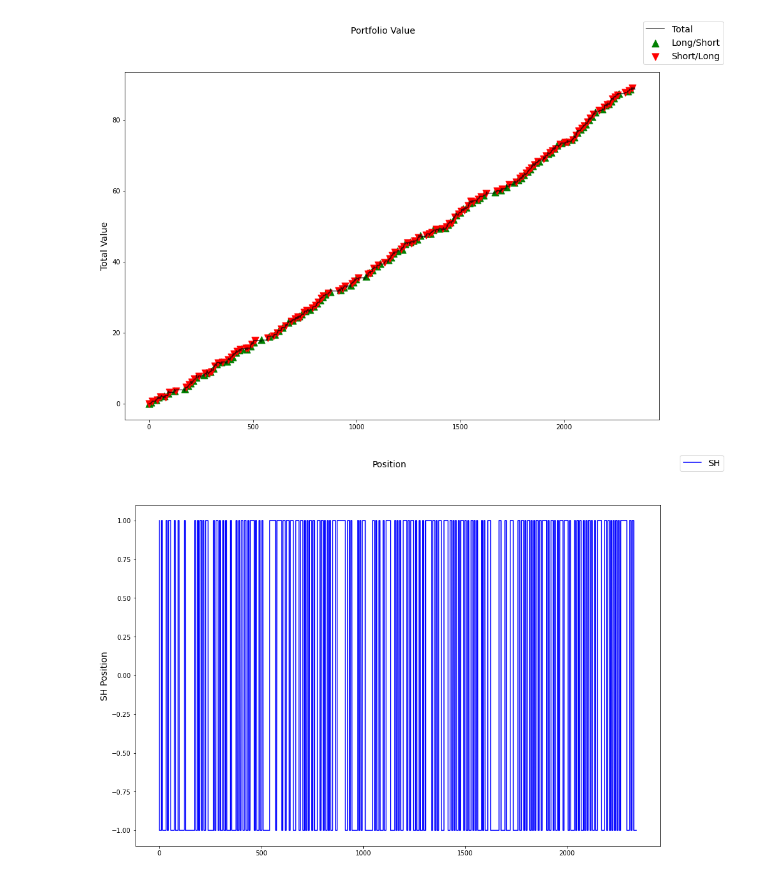
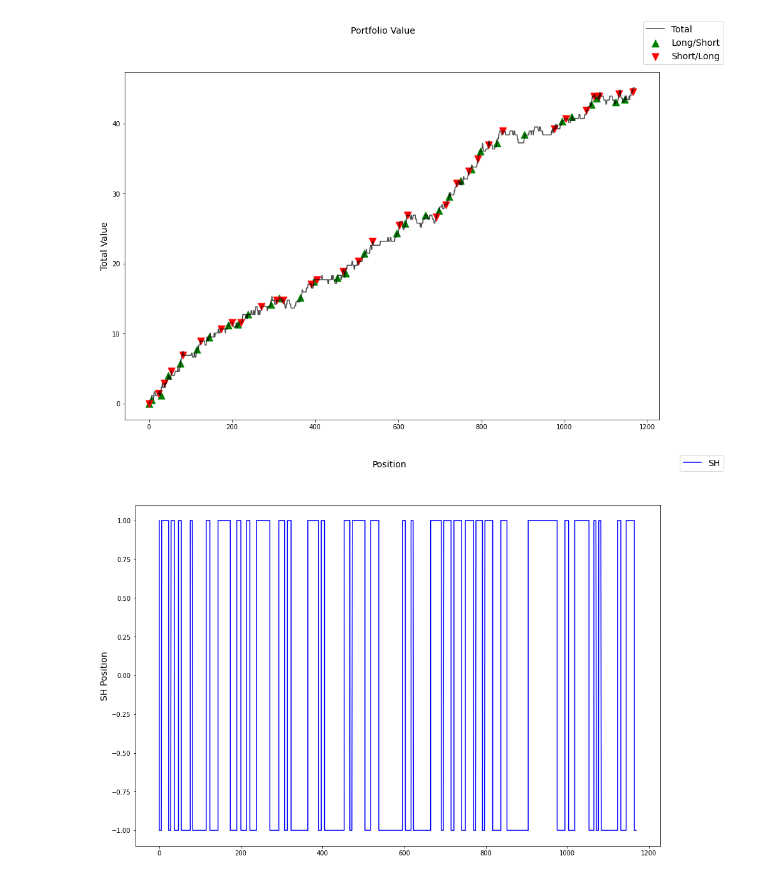
Before and after one commit to kew96/MicroPriceTradingRL, a Jupyter notebook: SAC_no_costs.ipynb, the cells around one changed output. Cells and saved outputs as stored; diff of their text form; code cells hidden in the pictures.

Commit message:
Rerunning on new data

```diff
--- a/SAC_no_costs.ipynb
+++ b/SAC_no_costs.ipynb
@@ -10,7 +10,7 @@ from classes import Env, Preprocess
 
 PATH = Path().cwd()
 # %%
-raw = Preprocess(PATH.joinpath('asset_data', 'SH_SDS_data.csv'))
+raw = Preprocess(PATH.joinpath('asset_data', 'TBT_TBF_data.csv'), residual_num=7)
 data = raw.process()
 # %%
 def return_rewards(current, last, action, p, c):
@@ -18,10 +18,10 @@ def return_rewards(current, last, action, p, c):
 # %%
 # 23,400 seconds between 9:30am and 4pm broken in 10 second increments
 
-NUM_AGENT_STEPS = 10000
+NUM_AGENT_STEPS = 150_000
 SEED = 0
 DAYS = 1
-DAY = 2340
+DAY = 2340//2
 
 env = Env(data, no_trade_period=5, fixed_buy_cost=0, fixed_sell_cost=0, steps=DAY*DAYS, reward_func=return_rewards)
 env_test = env.copy_env()
@@ -34,7 +34,10 @@ algo = SAC_Discrete(
     batch_size=256,
     start_steps=1000,
     update_interval=1,
-    update_interval_target=400
+    update_interval_target=400,
+    lr_actor=5e-5,
+    lr_critic=5e-5,
+    lr_alpha=5e-5
 )
 
 trainer = Trainer(
@@ -43,7 +46,7 @@ trainer = Trainer(
     algo=algo,
     log_dir="",
     num_agent_steps=NUM_AGENT_STEPS,
-    eval_interval=2500,
+    eval_interval=25_000,
     seed=SEED,
 )
 trainer.train()
@@ -66,11 +65,11 @@ plt.plot(np.sum(env_test.portfolio_history, axis = 1))
 # %%
-env_test.plot()
+env_test.plot(fig_name='test_env_pnl_no_cost_sac_9_242728')
 # %% [output]
-[figure, old version]
+[figure, new version]
 # %%
-env_test.plot('position_history')
+env_test.plot('position_history', fig_name='test_env_positions_no_cost_sac_9_242728')
 # %% [output]
-[figure, old version]
+[figure, new version]
 # %%
 env_test.plot('asset_paths')
 # %% [output]
```
Also changed, not shown: parts of 5 cells of this notebook, 11 other files.
